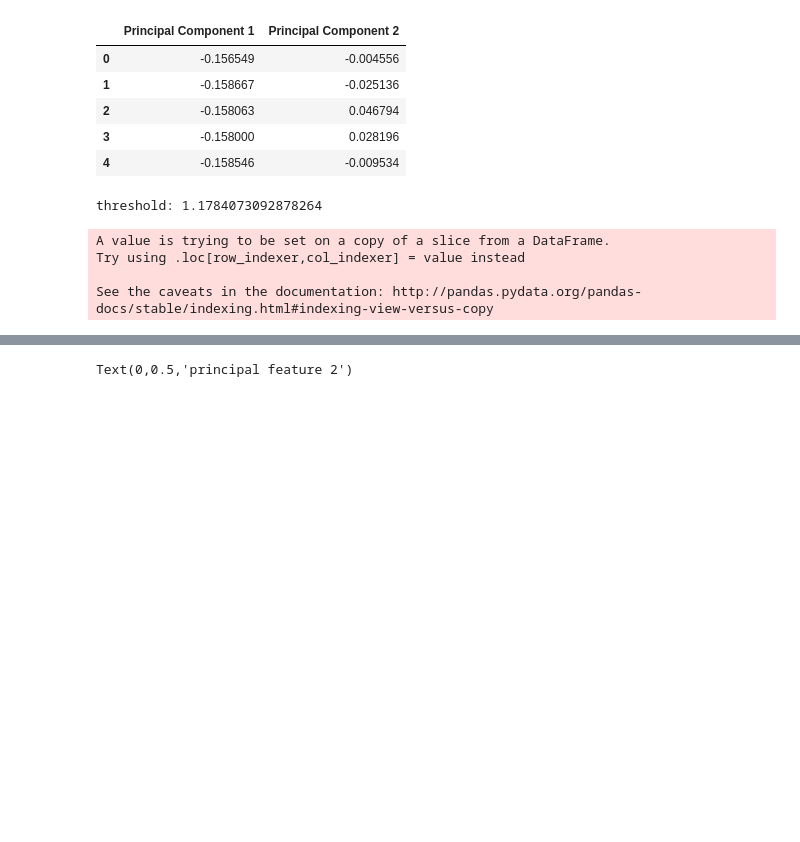
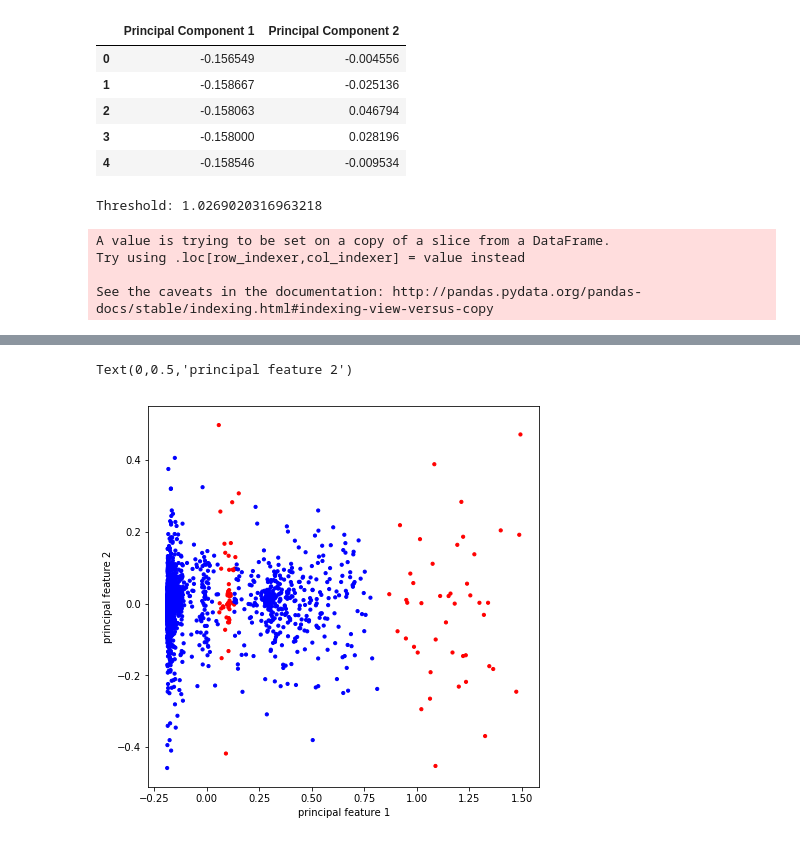
Before and after one commit to anish-saha/EventDetection-Paradigm01, a Jupyter notebook: KMeans.ipynb, the cells around one changed output, grey strips where cells are left out. Cells and saved outputs as stored; diff of their text form; code cells hidden in the pictures; blank space fills up the shorter version.

```diff
--- a/KMeans.ipynb
+++ b/KMeans.ipynb
@@ -181,35 +191,35 @@ reduced_data.head()
 | 3 | -0.158000 | 0.028196 |
 | 4 | -0.158546 | -0.009534 |
 # %%
-%matplotlib notebook
 def getDistanceByPoint(data, model):
     distance = []
     for i in range(0,len(data)):
         Xa = np.array(data.loc[i])
         Xb = model.cluster_centers_[model.labels_[i]-1]
         distance.append(np.linalg.norm(Xa-Xb))
-        #distance.set_value(i, np.linalg.norm(Xa-Xb))
     return distance
 
-outliers_fraction = 0.025
+outliers_fraction = 0.05
 # find the distance between each point and its nearest centroid. The largest distances will be consdiered anomalies
 distance = getDistanceByPoint(reduced_data, kmeans[best_num_cluster-1])
 distance = pd.Series(distance)
 number_of_outliers = int(outliers_fraction*len(distance))
 threshold = distance.nlargest(number_of_outliers).min()
-print('threshold:', threshold)
+print('Threshold:', threshold)
+
 # anomaly1 contain the anomaly result of the above method Cluster (0:normal, 1:anomaly)
 data['anomaly1'] = (distance >= threshold).astype(int)
 
 # visualisation of anomaly with cluster view
 #fig, ax = plt.subplots(figsize=(10,6))
 colors = {0:'blue', 1:'red'}
-plt.scatter(reduced_data['Principal Component 1'], reduced_data['Principal Component 2'],
-            c=data["anomaly1"].apply(lambda x: colors[x]))
+plt.figure(figsize=(7,7))
+plt.scatter(reduced_data.iloc[:,0], reduced_data.iloc[:,1],
+            c=data["anomaly1"].apply(lambda x: colors[x]), s=10)
 plt.xlabel('principal feature 1')
 plt.ylabel('principal feature 2')
 # %% [output]
-threshold: 1.1784073092878264
+Threshold: 1.0269020316963218
 A value is trying to be set on a copy of a slice from a DataFrame.
 Try using .loc[row_indexer,col_indexer] = value instead
 
@@ -219,4 +227,5 @@ See the caveats in the documentation: http://pandas.pydata.org/pandas-docs/stabl
 Text(0,0.5,'principal feature 2')
+[figure, added]
 # %%
 data['anomaly1'].value_counts()
 # %% [output]
```
Also changed, not shown: parts of 10 cells of this notebook.
